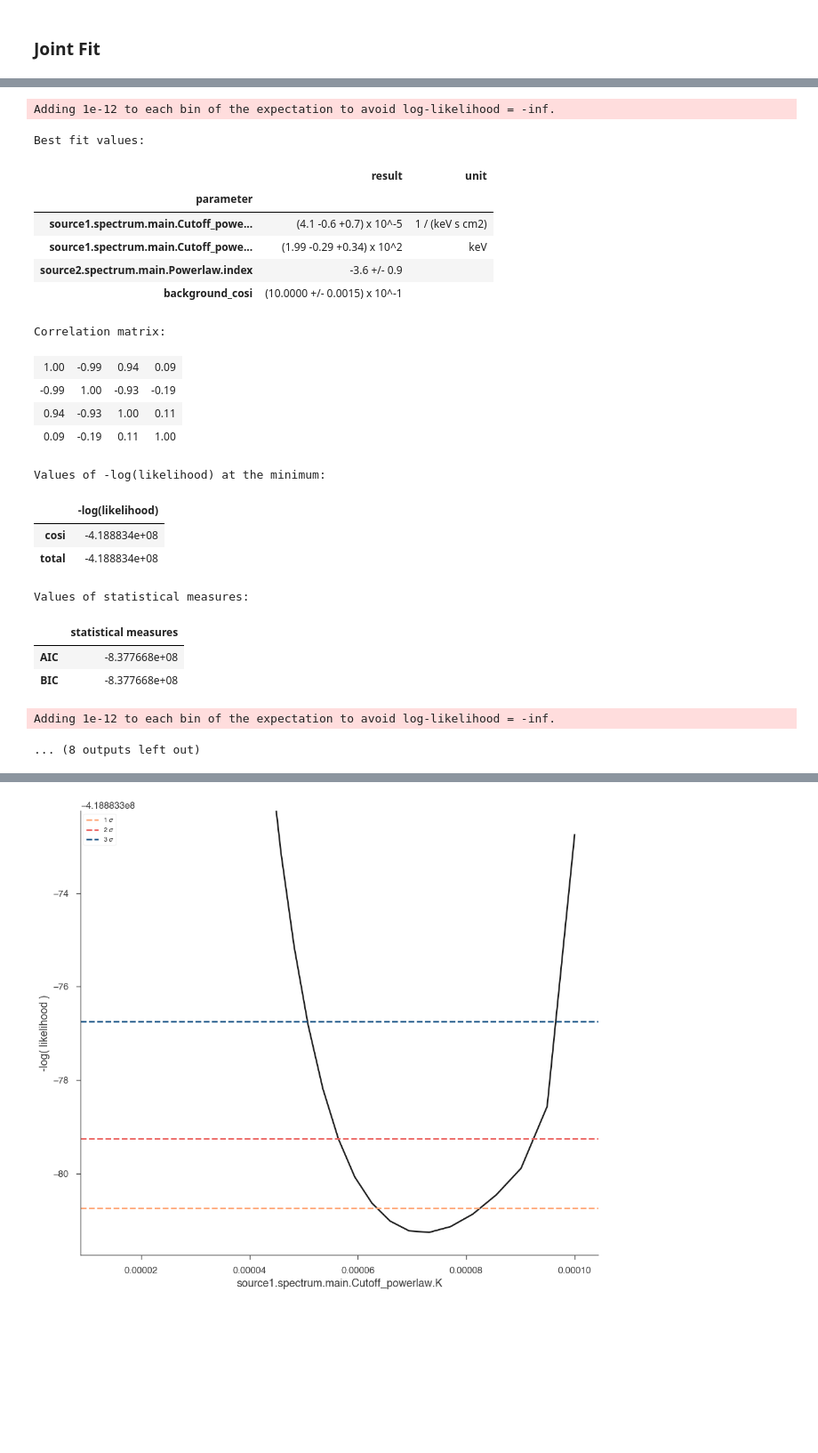
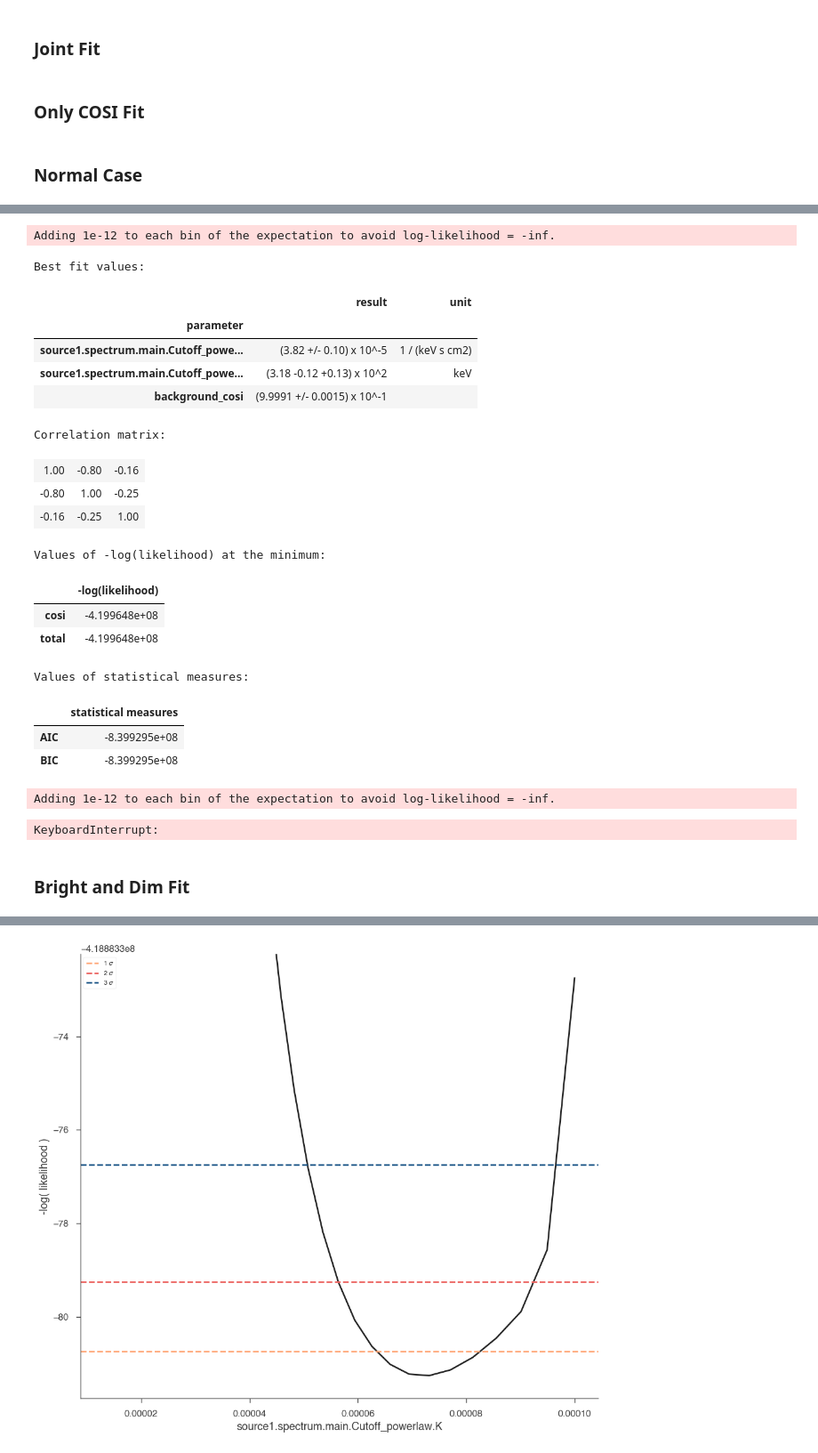
Before and after one commit to parshadkp/cosipy, a Jupyter notebook: docs/tutorials/spectral_fits/continuum_fit/AGN/AGN_Corona_Paper_Plots.ipynb, the cells around one changed output, grey strips where cells are left out. Shown at 89% size. Drawn from its saved outputs; the diff is of its cells as text; code cells hidden in the pictures; blank space fills up the shorter version.

```diff
--- a/docs/tutorials/spectral_fits/continuum_fit/AGN/AGN_Corona_Paper_Plots.ipynb
+++ b/docs/tutorials/spectral_fits/continuum_fit/AGN/AGN_Corona_Paper_Plots.ipynb
@@ -587,7 +679,8 @@ b=75.06
 K = 1e-5 / u.cm / u.cm / u.s / u.keV
 piv = 200. * u.keV
 xc = 100. * u.keV
-index = -1.75
+# index = -1.75
+index = -1.71
 
 spectrum_cpl = Cutoff_powerlaw()
 
@@ -595,15 +688,15 @@ spectrum_cpl.K.value = K.value
 spectrum_cpl.piv.value = piv.value
 spectrum_cpl.xc.value = xc.value
 spectrum_cpl.index.value = index
-# spectrum_cpl.index.fix = True
+spectrum_cpl.index.fix = True
 
 # Harsher Parameters
-spectrum_cpl.K.min_value = 1e-6
-spectrum_cpl.K.max_value = 1e-4
+spectrum_cpl.K.min_value = 1e-8
+spectrum_cpl.K.max_value = 1e-2
 spectrum_cpl.xc.min_value = 100 # keep these relatively the same
 spectrum_cpl.xc.max_value = 10000 # change to 1000
-spectrum_cpl.index.min_value = -3 # change to -3.5 to sample lower, larger values (-5, 5)
-spectrum_cpl.index.max_value = 1
+# spectrum_cpl.index.min_value = -3 # change to -3.5 to sample lower, larger values (-5, 5)
+# spectrum_cpl.index.max_value = 1
 
 # spectrum_cpl.K.delta = 0.05
 # spectrum_cpl.xc.delta = 10
@@ -629,17 +763,7 @@ source1 = PointSource("source1",                     # Name of source (arbitrary
 # # Optional: if you want to call get_log_like manually, then you also need to set the model manually
 # # 3ML does this internally during the fit though
 model = Model(source1)  # Model with single source. If we had multiple sources, we would do Model(source1, source2, ...)
-model_ec1000 = Model(source1)  # Model with single source. If we had multiple sources, we would do Model(source1, source2, ...)
+model_ec1000 = Model(source2)  # Model with single source. If we had multiple sources, we would do Model(source1, source2, ...)
 
 cosi.set_model(model)
 cosi_ec1000.set_model(model_ec1000)
-
-# ## Only COSI fit
-# plugins = DataList(cosi) # If we had multiple instruments, we would do e.g. DataList(cosi, lat, hawc, ...)
-# plugins_ec1000 = DataList(cosi_ec1000)
-
-bat_ec200.use_effective_area_correction(0.2, 1.8)
-plugins = DataList(bat_ec200, cosi)
-
-bat_ec1000.use_effective_area_correction(0.2, 1.8)
-plugins_ec1000 = DataList(bat_ec1000, cosi_ec1000)
@@ -930,7 +1150,7 @@ b=75.06
 # Give it some harsher initial guesses
 K = 1e-5 / u.cm / u.cm / u.s / u.keV
 piv = 200. * u.keV
-index = -4
+index = -3.8
 
 spectrum = Powerlaw()
 
@@ -951,16 +1171,7 @@ spectrum.index.max_value = 5
 spectrum.K.unit = K.unit
 spectrum.piv.unit = piv.unit
 
-source2 = PointSource("source2",                     # Name of source (arbitrary, but needs to be unique)
+source3 = PointSource("source3",                     # Name of source (arbitrary, but needs to be unique)
                      l = l,                        # Longitude (deg)
                      b = b,                        # Latitude (deg)
                      spectral_shape = spectrum)    # Spectral model
-
-# model = Model(source2)  # Model with single source. If we had multiple sources, we would do Model(source1, source2, ...)
-model = Model(source1, source2)  # Model with single source. If we had multiple sources, we would do Model(source1, source2, ...)
-model_ec1000 = Model(source1, source2)  # Model with single source. If we had multiple sources, we would do Model(source1, source2, ...)
-
-# # Optional: if you want to call get_log_like manually, then you also need to set the model manually
-# # 3ML does this internally during the fit though
-cosi.set_model(model)
-cosi_ec1000.set_model(model_ec1000)
@@ -978,0 +1227,2 @@ plugins_ec1000 = DataList(cosi_ec1000)
+# %% [markdown]
+### Only COSI Fit
@@ -979,3 +1233,5 @@ plugins_ec1000 = DataList(cosi_ec1000)
+# %% [markdown]
+### Normal Case
 # %%
 ratio_ec200 = 0.15
 link_function = Line(a=0.0, b=ratio_ec200)   # source1.K = a + b * source2.K
@@ -988,13 +1244,13 @@ link_function_ec1000.a.fix = True
 link_function_ec1000.b.fix = True             # keep ratio fixed
 
 model.link(
-    model.source2.spectrum.main.Powerlaw.K,         # dependent
+    model.source3.spectrum.main.Powerlaw.K,         # dependent
     model.source1.spectrum.main.Cutoff_powerlaw.K,  # independent
     link_function,
 )
 model_ec1000.link(
-    model_ec1000.source2.spectrum.main.Powerlaw.K,         # dependent
-    model_ec1000.source1.spectrum.main.Cutoff_powerlaw.K,  # independent
+    model_ec1000.source4.spectrum.main.Powerlaw.K,         # dependent
+    model_ec1000.source2.spectrum.main.Cutoff_powerlaw.K,  # independent
     link_function_ec1000,
 )
 
@@ -1009,23 +1265,23 @@ result_ec1000 = like_ec1000.fit()
 Adding 1e-12 to each bin of the expectation to avoid log-likelihood = -inf.
 Best fit values:
 |  | result | unit |
 | parameter |  |  |
-| source1.spectrum.main.Cutoff_powe... | (4.1 -0.6 +0.7) x 10^-5 | 1 / (keV s cm2) |
-| source1.spectrum.main.Cutoff_powe... | (1.99 -0.29 +0.34) x 10^2 | keV |
-| source2.spectrum.main.Powerlaw.index | -3.6 +/- 0.9 |  |
-| background_cosi | (10.0000 +/- 0.0015) x 10^-1 |  |
+| source1.spectrum.main.Cutoff_powe... | (3.82 +/- 0.10) x 10^-5 | 1 / (keV s cm2) |
+| source1.spectrum.main.Cutoff_powe... | (3.18 -0.12 +0.13) x 10^2 | keV |
+| background_cosi | (9.9991 +/- 0.0015) x 10^-1 |  |
 Correlation matrix:
-| 1.00 | -0.99 | 0.94 | 0.09 |
-| -0.99 | 1.00 | -0.93 | -0.19 |
-| 0.94 | -0.93 | 1.00 | 0.11 |
-| 0.09 | -0.19 | 0.11 | 1.00 |
+| 1.00 | -0.80 | -0.16 |
+| -0.80 | 1.00 | -0.25 |
+| -0.16 | -0.25 | 1.00 |
 Values of -log(likelihood) at the minimum:
 |  | -log(likelihood) |
-| cosi | -4.188834e+08 |
-| total | -4.188834e+08 |
+| cosi | -4.199648e+08 |
+| total | -4.199648e+08 |
 Values of statistical measures:
 |  | statistical measures |
-| AIC | -8.377668e+08 |
-| BIC | -8.377668e+08 |
+| AIC | -8.399295e+08 |
+| BIC | -8.399295e+08 |
 Adding 1e-12 to each bin of the expectation to avoid log-likelihood = -inf.
-... (8 outputs left out)
+KeyboardInterrupt:
+# %% [markdown]
+### Bright and Dim Fit
```
Also changed, not shown: parts of 37 cells of this notebook, 1 other file.
